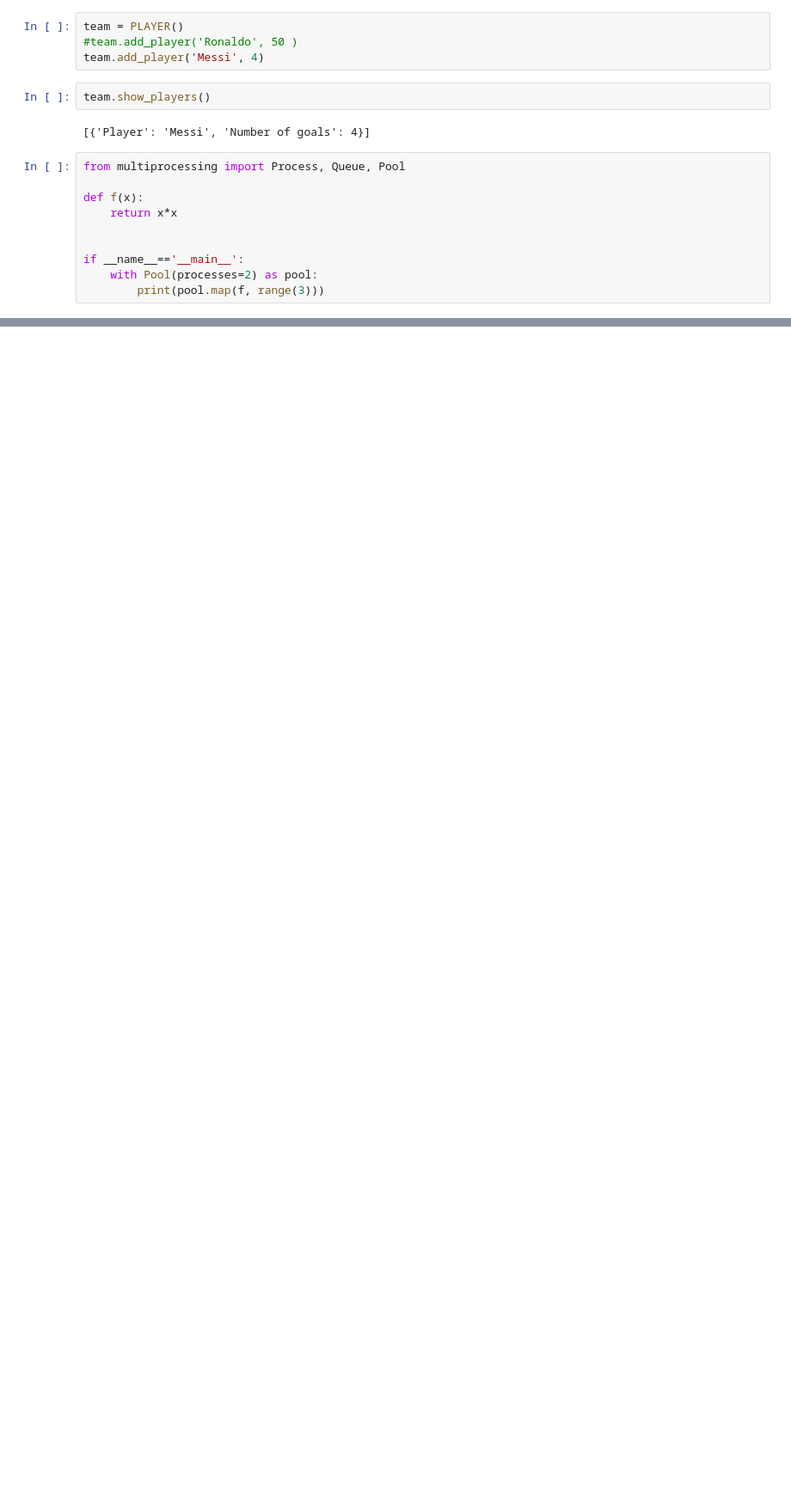
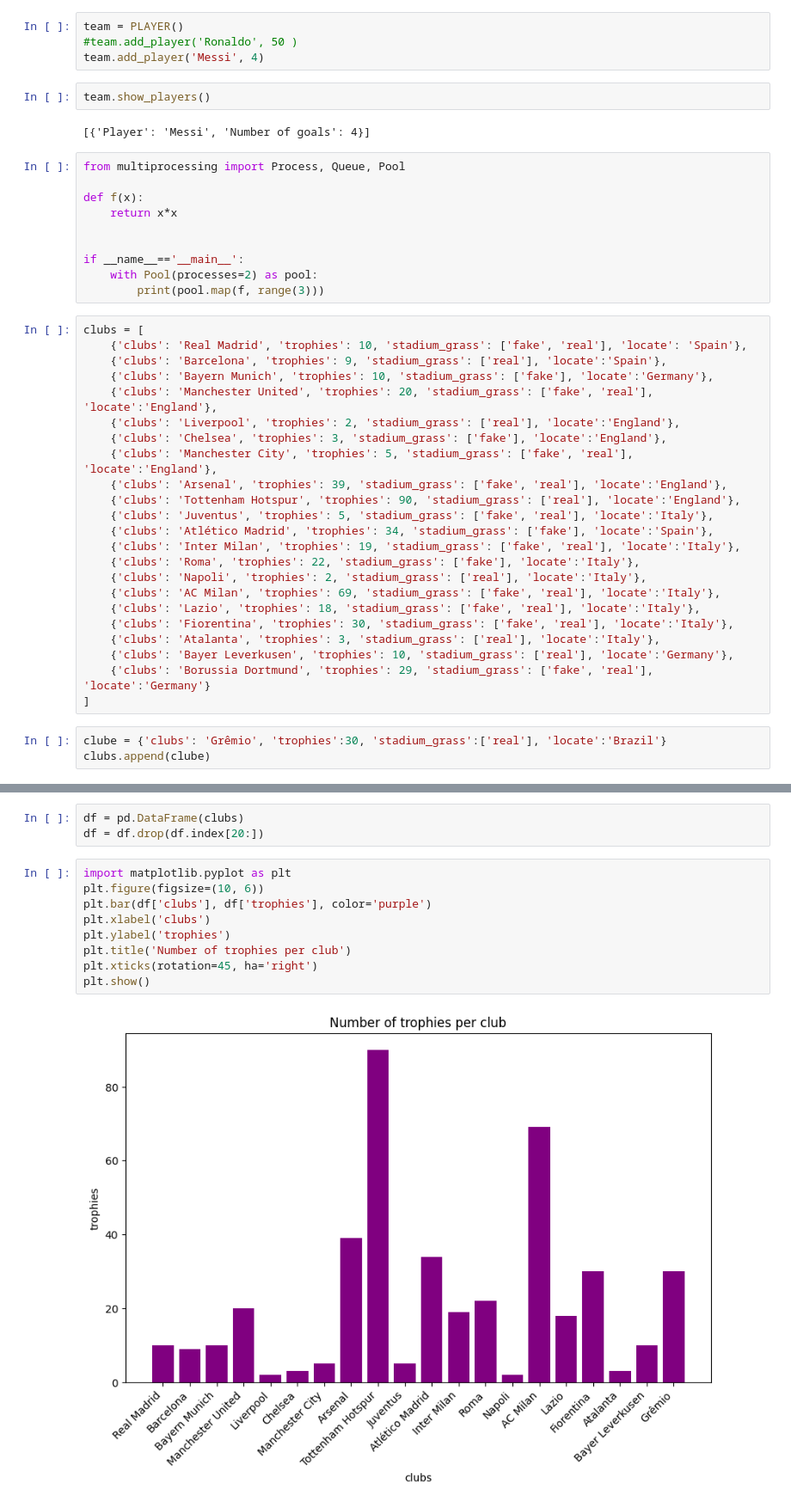
Before and after one commit to estevaocardoso/projetos-estevao, a Jupyter notebook: STUDYING/DOING THINGS.ipynb, the cells around one changed output, grey strips where cells are left out. Shown: that part at 86% size. Saved outputs shown, nothing was run; the diff lists cells and outputs as text; blank space fills up the shorter version.

```diff
--- a/STUDYING/DOING THINGS.ipynb
+++ b/STUDYING/DOING THINGS.ipynb
@@ -525,3 +525,29 @@ def f(x):
 if __name__=='__main__':
     with Pool(processes=2) as pool:
         print(pool.map(f, range(3)))
+# %%
+clubs = [
+    {'clubs': 'Real Madrid', 'trophies': 10, 'stadium_grass': ['fake', 'real'], 'locate': 'Spain'},
+    {'clubs': 'Barcelona', 'trophies': 9, 'stadium_grass': ['real'], 'locate':'Spain'},
+    {'clubs': 'Bayern Munich', 'trophies': 10, 'stadium_grass': ['fake'], 'locate':'Germany'},
+    {'clubs': 'Manchester United', 'trophies': 20, 'stadium_grass': ['fake', 'real'], 'locate':'England'},
+    {'clubs': 'Liverpool', 'trophies': 2, 'stadium_grass': ['real'], 'locate':'England'},
+    {'clubs': 'Chelsea', 'trophies': 3, 'stadium_grass': ['fake'], 'locate':'England'},
+    {'clubs': 'Manchester City', 'trophies': 5, 'stadium_grass': ['fake', 'real'], 'locate':'England'},
+    {'clubs': 'Arsenal', 'trophies': 39, 'stadium_grass': ['fake', 'real'], 'locate':'England'},
+    {'clubs': 'Tottenham Hotspur', 'trophies': 90, 'stadium_grass': ['real'], 'locate':'England'},
+    {'clubs': 'Juventus', 'trophies': 5, 'stadium_grass': ['fake', 'real'], 'locate':'Italy'},
+    {'clubs': 'Atlético Madrid', 'trophies': 34, 'stadium_grass': ['fake'], 'locate':'Spain'},
+    {'clubs': 'Inter Milan', 'trophies': 19, 'stadium_grass': ['fake', 'real'], 'locate':'Italy'},
+    {'clubs': 'Roma', 'trophies': 22, 'stadium_grass': ['fake'], 'locate':'Italy'},
+    {'clubs': 'Napoli', 'trophies': 2, 'stadium_grass': ['real'], 'locate':'Italy'},
+    {'clubs': 'AC Milan', 'trophies': 69, 'stadium_grass': ['fake', 'real'], 'locate':'Italy'},
+    {'clubs': 'Lazio', 'trophies': 18, 'stadium_grass': ['fake', 'real'], 'locate':'Italy'},
+    {'clubs': 'Fiorentina', 'trophies': 30, 'stadium_grass': ['fake', 'real'], 'locate':'Italy'},
+    {'clubs': 'Atalanta', 'trophies': 3, 'stadium_grass': ['real'], 'locate':'Italy'},
+    {'clubs': 'Bayer Leverkusen', 'trophies': 10, 'stadium_grass': ['real'], 'locate':'Germany'},
+    {'clubs': 'Borussia Dortmund', 'trophies': 29, 'stadium_grass': ['fake', 'real'], 'locate':'Germany'}
+]
+# %%
+clube = {'clubs': 'Grêmio', 'trophies':30, 'stadium_grass':['real'], 'locate':'Brazil'}
+clubs.append(clube)
@@ -527,0 +556,14 @@ if __name__=='__main__':
+# %%
+df = pd.DataFrame(clubs)
+df = df.drop(df.index[20:])
+# %%
+import matplotlib.pyplot as plt
+plt.figure(figsize=(10, 6))
+plt.bar(df['clubs'], df['trophies'], color='purple')
+plt.xlabel('clubs')
+plt.ylabel('trophies')
+plt.title('Number of trophies per club')
+plt.xticks(rotation=45, ha='right')
+plt.show()
+# %% [output]
+[figure, added]
```
Also changed, not shown: parts of 1 cell of this notebook.
